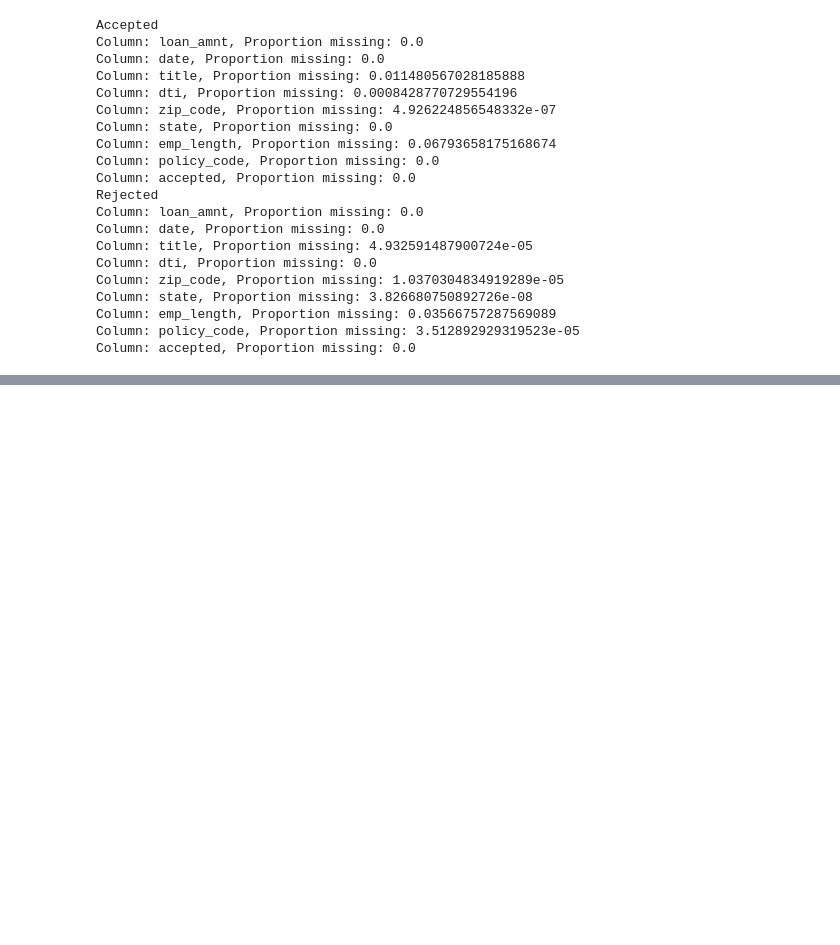
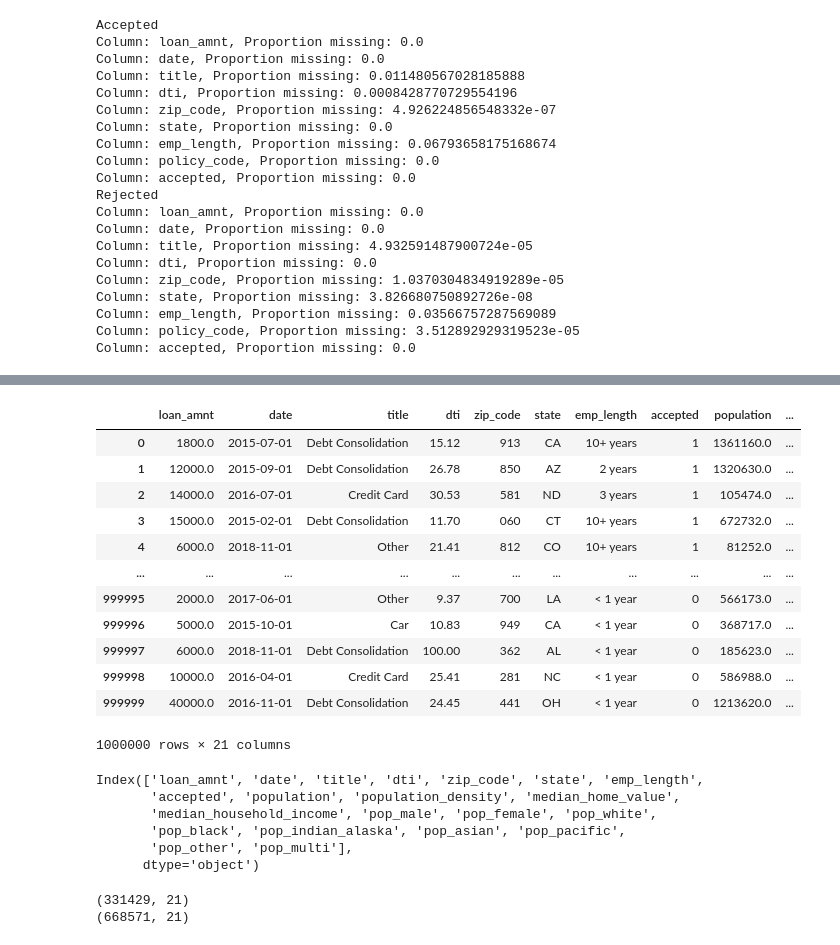
Before and after one commit to jeremylee73/citadel-summer-invitational, a Jupyter notebook: stephen-glm.ipynb, the cells around one changed output, grey strips where cells are left out. Cells and saved outputs as stored; diff of their text form; code cells hidden in the pictures; blank space fills up the shorter version.

Commit message:
added full cleaning and basic glm

```diff
--- a/stephen-glm.ipynb
+++ b/stephen-glm.ipynb
@@ -381,0 +383,8 @@ from collections import Counter
+# %%
+# Make sample sizes for accepted rejected 50/50
+# num_accepted = full_data[full_data.accepted == 1].shape[0]
+num_accepted = 500000
+print(f'{num_accepted} accepted samples')
+full_data_reduced = pd.concat([full_data[full_data.accepted == 1].sample(num_accepted).reset_index().drop(columns='index'),
+                               full_data[full_data.accepted == 0].sample(num_accepted).reset_index().drop(columns='index')]).reset_index().drop(columns='index')
+full_data_reduced
@@ -465,0 +548,10 @@ NameError: name 'zip2state' is not defined
+# %%
+rows = []
+count = 0
+for ind, row in full_data_reduced.iterrows():
+    count += 1
+    if count % 10000 == 0:
+        print(count)
+    rows.append(row.append(pd.Series({k:v for k,v in zip2data[row.zip_code].items() if k != 'polygon'})))
+full_data_reduced = pd.DataFrame(rows)
+del rows
@@ -465,0 +576,19 @@ NameError: name 'zip2state' is not defined
+# %%
+# datetime.datetime(2016, 5, 1)
+full_data_reduced['date'] = pd.to_datetime(full_data_reduced['date'])
+# %%
+full_data_reduced
+# %% [output]
+|  | loan_amnt | date | title | dti | zip_code | state | emp_length | accepted | population | ... |
+| 0 | 1800.0 | 2015-07-01 | Debt Consolidation | 15.12 | 913 | CA | 10+ years | 1 | 1361160.0 | ... |
+| 1 | 12000.0 | 2015-09-01 | Debt Consolidation | 26.78 | 850 | AZ | 2 years | 1 | 1320630.0 | ... |
+| 2 | 14000.0 | 2016-07-01 | Credit Card | 30.53 | 581 | ND | 3 years | 1 | 105474.0 | ... |
+| 3 | 15000.0 | 2015-02-01 | Debt Consolidation | 11.70 | 060 | CT | 10+ years | 1 | 672732.0 | ... |
+| 4 | 6000.0 | 2018-11-01 | Other | 21.41 | 812 | CO | 10+ years | 1 | 81252.0 | ... |
+| ... | ... | ... | ... | ... | ... | ... | ... | ... | ... | ... |
+| 999995 | 2000.0 | 2017-06-01 | Other | 9.37 | 700 | LA | < 1 year | 0 | 566173.0 | ... |
+| 999996 | 5000.0 | 2015-10-01 | Car | 10.83 | 949 | CA | < 1 year | 0 | 368717.0 | ... |
+| 999997 | 6000.0 | 2018-11-01 | Debt Consolidation | 100.00 | 362 | AL | < 1 year | 0 | 185623.0 | ... |
+| 999998 | 10000.0 | 2016-04-01 | Credit Card | 25.41 | 281 | NC | < 1 year | 0 | 586988.0 | ... |
+| 999999 | 40000.0 | 2016-11-01 | Debt Consolidation | 24.45 | 441 | OH | < 1 year | 0 | 1213620.0 | ... |
+1000000 rows × 21 columns
@@ -465,0 +602,19 @@ NameError: name 'zip2state' is not defined
+# %%
+rng = 50000
+subset = full_data_reduced.iloc[500000 - rng: 500000 + rng, :]
+subset.columns
+# %% [output]
+Index(['loan_amnt', 'date', 'title', 'dti', 'zip_code', 'state', 'emp_length',
+       'accepted', 'population', 'population_density', 'median_home_value',
+       'median_household_income', 'pop_male', 'pop_female', 'pop_white',
+       'pop_black', 'pop_indian_alaska', 'pop_asian', 'pop_pacific',
+       'pop_other', 'pop_multi'],
+      dtype='object')
+# %%
+pre_2016 = full_data_reduced[full_data_reduced['date'] <= datetime.datetime(2016, 5, 9)]
+post_2016 = full_data_reduced[full_data_reduced['date'] > datetime.datetime(2016, 5, 9)]
+print(pre_2016.shape)
+print(post_2016.shape)
+# %% [output]
+(331429, 21)
+(668571, 21)
```
Also changed, not shown: parts of 19 cells of this notebook, 1 other file.
